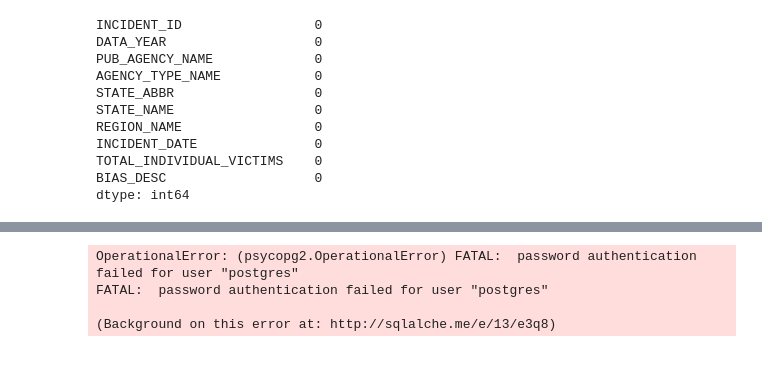
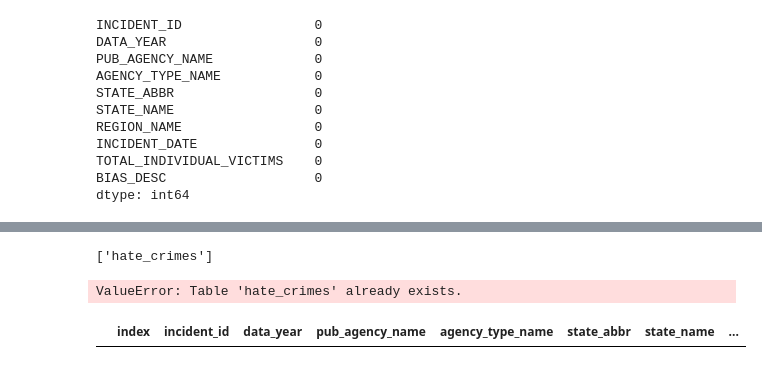
Before and after one commit to tanazimmer/Project2, a Jupyter notebook: cleaning_data.ipynb, the cells around one changed output, grey strips where cells are left out. Saved outputs shown, nothing was run; the diff lists cells and outputs as text; code cells hidden in the pictures.

```diff
--- a/cleaning_data.ipynb
+++ b/cleaning_data.ipynb
@@ -169,8 +174,17 @@ engine = create_engine(f'postgresql://{conn_string}')
+# %%
+# Create PostgreSQL RDS Database Connection
+engine = create_engine("postgres+psycopg2://postgres:postgres@127.0.0.1:5432/Project_2")
+conn = engine.connect()
 # %%
 # Check table names
 engine.table_names()
 # %% [output]
-OperationalError: (psycopg2.OperationalError) FATAL:  password authentication failed for user "postgres"
-FATAL:  password authentication failed for user "postgres"
-
-(Background on this error at: http://sqlalche.me/e/13/e3q8)
+['hate_crimes']
+# %%
+hate_crimeDF.to_sql('hate_crimes', conn)
+# %% [output]
+ValueError: Table 'hate_crimes' already exists.
+# %%
+pd.read_sql_query('select * from hate_crimes', con=engine).head()
+# %% [output]
+|  | index | incident_id | data_year | pub_agency_name | agency_type_name | state_abbr | state_name | ... |
```
Also changed, not shown: parts of 10 cells of this notebook, 4 other files.
